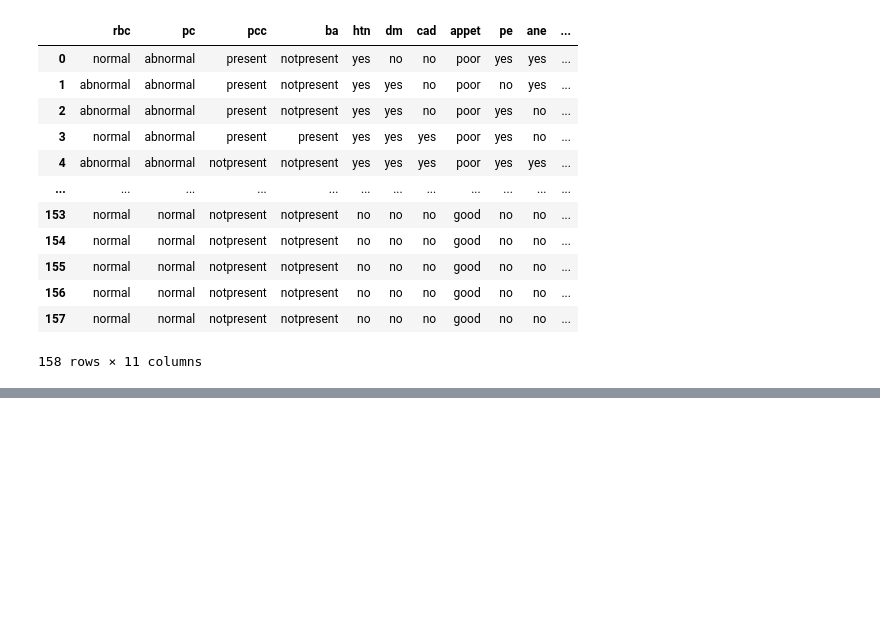
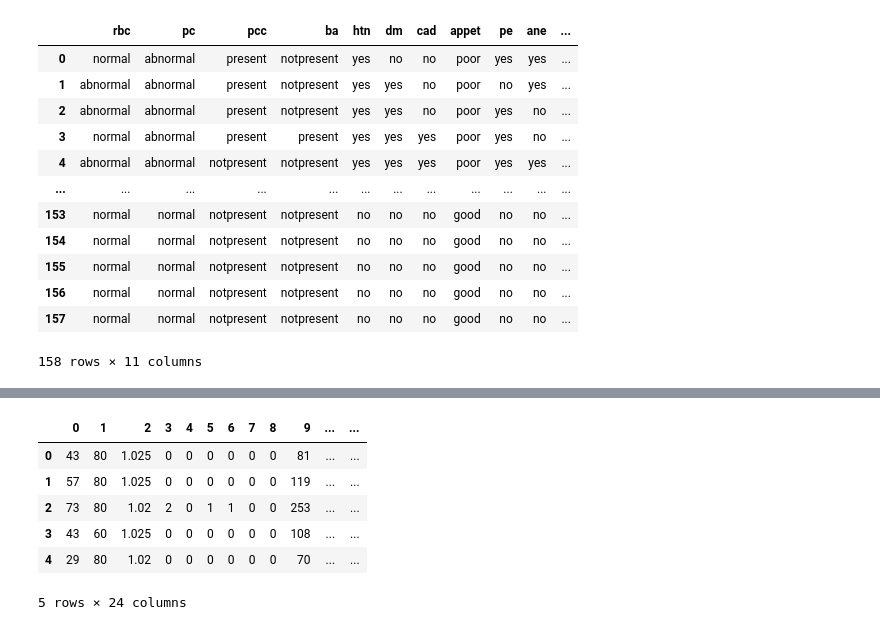
Before and after one commit to mohamed-hamdi/Mini-projet-IML, a Jupyter notebook: workflow for dataset 1 .ipynb, the cells around one changed output, grey strips where cells are left out. Drawn from its saved outputs; the diff is of its cells as text; code cells hidden in the pictures; blank space fills up the shorter version.

```diff
--- a/workflow for dataset 1 .ipynb
+++ b/workflow for dataset 1 .ipynb
@@ -163,0 +114,6 @@ array(['notckd', 'notckd', 'notckd', 'ckd', 'notckd', 'ckd', 'notckd',
+# %%
+ct=CategoricalTransformer(strategy='ordinal_encoding')
+fs=FeatureSelectorCorr(0.8)
+
+a=ct.transform(X_train)
+print(a[0:10])
@@ -163,0 +131,11 @@ array(['notckd', 'notckd', 'notckd', 'ckd', 'notckd', 'ckd', 'notckd',
+# %%
+b = pd.DataFrame(a)
+b.head()
+# %% [output]
+|  | 0 | 1 | 2 | 3 | 4 | 5 | 6 | 7 | 8 | 9 | ... | ... |
+| 0 | 43 | 80 | 1.025 | 0 | 0 | 0 | 0 | 0 | 0 | 81 | ... | ... |
+| 1 | 57 | 80 | 1.025 | 0 | 0 | 0 | 0 | 0 | 0 | 119 | ... | ... |
+| 2 | 73 | 80 | 1.02 | 2 | 0 | 1 | 1 | 0 | 0 | 253 | ... | ... |
+| 3 | 43 | 60 | 1.025 | 0 | 0 | 0 | 0 | 0 | 0 | 108 | ... | ... |
+| 4 | 29 | 80 | 1.02 | 0 | 0 | 0 | 0 | 0 | 0 | 70 | ... | ... |
+5 rows × 24 columns
```
Also changed, not shown: parts of 11 cells of this notebook, 1 other file.
